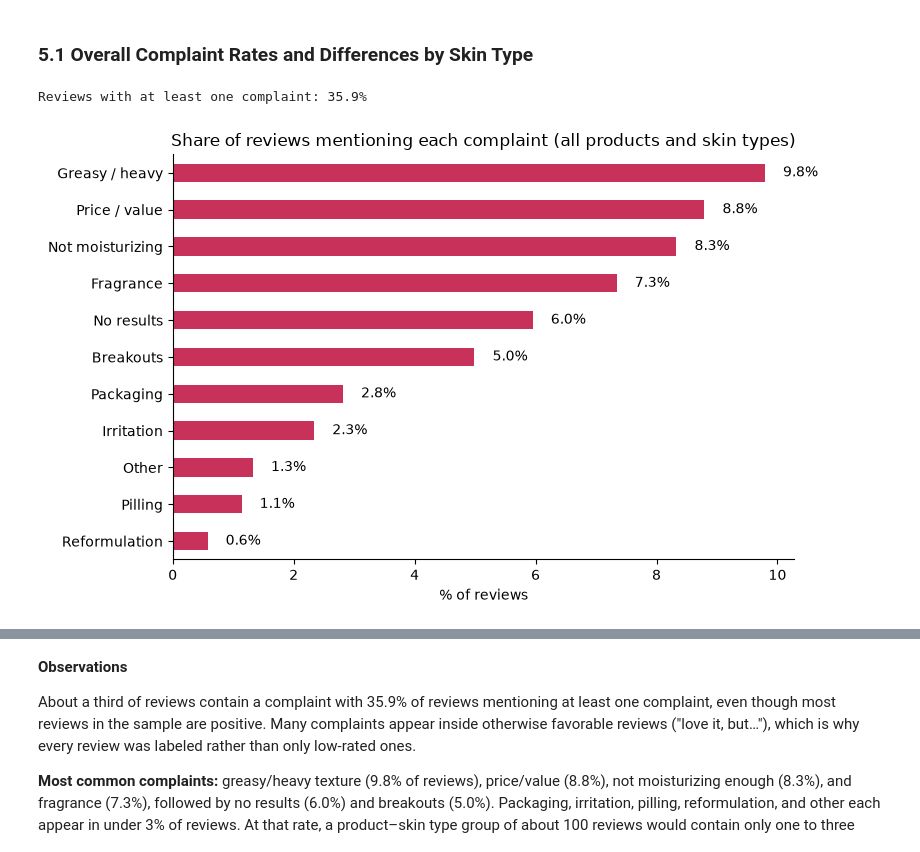
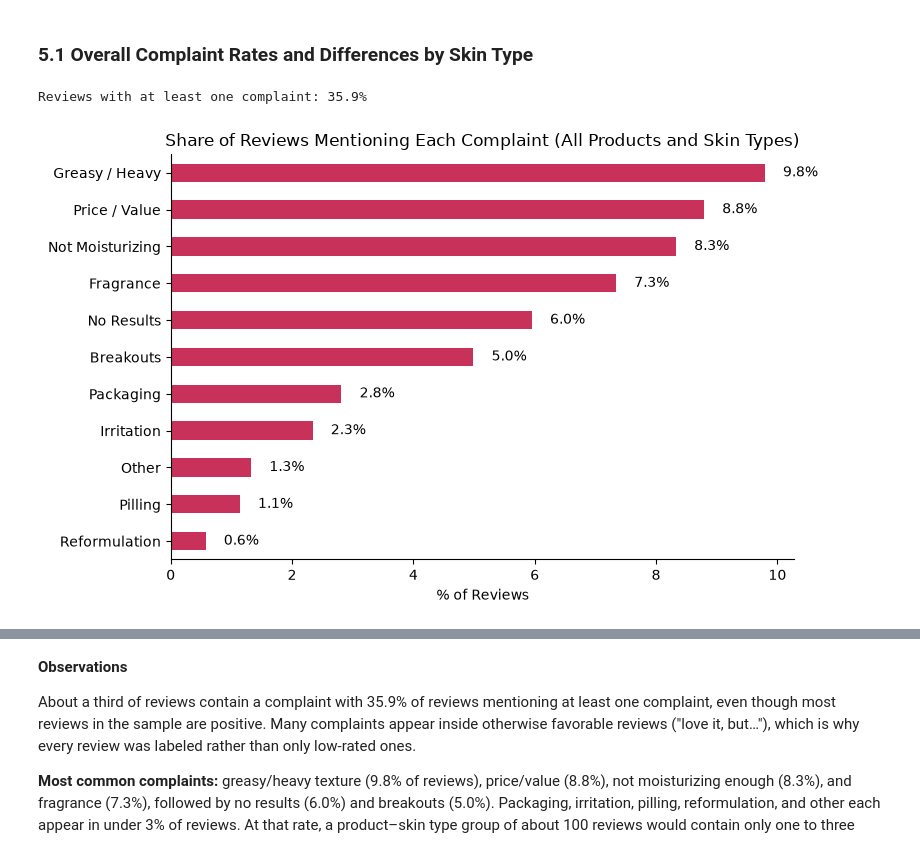
Before and after one commit to Neha-Ko/CDA-Course-Project, a Jupyter notebook: Notebooks/5_Final_Report.ipynb, the cells around one changed output, grey strips where cells are left out. Drawn from its saved outputs; the diff is of its cells as text; code cells hidden in the pictures.

Commit message:
Title-case chart labels and category names in sections 5.1 and 5.2

```diff
--- a/Notebooks/5_Final_Report.ipynb
+++ b/Notebooks/5_Final_Report.ipynb
@@ -28,22 +28,23 @@ The autoreload extension is already loaded. To reload it, use:
 # %%
 # Complaint categories, in the order used for labeling (notebook 4), with readable names for charts
 CATEGORY_NAMES = {
-    "greasy_heavy": "Greasy / heavy",
+    "greasy_heavy": "Greasy / Heavy",
     "breakouts": "Breakouts",
-    "not_moisturizing": "Not moisturizing",
+    "not_moisturizing": "Not Moisturizing",
     "irritation": "Irritation",
     "fragrance": "Fragrance",
     "pilling": "Pilling",
-    "no_results": "No results",
-    "price_value": "Price / value",
+    "no_results": "No Results",
+    "price_value": "Price / Value",
     "packaging": "Packaging",
     "reformulation": "Reformulation",
     "other": "Other",
 }
 CATEGORIES = list(CATEGORY_NAMES)
 
-# Skin types ordered from dry to oily, with one consistent color each across all charts
+# Skin types ordered from dry to oily, with display names and one consistent color each
 SKIN_ORDER = ["dry", "normal", "combination", "oily"]
+SKIN_LABELS = {s: s.title() for s in SKIN_ORDER}
 SKIN_COLORS = {"dry": "#C8325A", "normal": "#E89AAE", "combination": "#B7A6AB", "oily": "#1A1A1A"}
 
 # Load Claude's labels and drop the 3 reviews that couldn't be labeled (notebook 4)
@@ -80,20 +81,20 @@ The analysis starts broad, with complaint rates overall and by skin type across
 # %%
 # Share of reviews mentioning each complaint, across the whole sample
 overall = (labeled[CATEGORIES].mean() * 100).rename(CATEGORY_NAMES).sort_values()
 print(f"Reviews with at least one complaint: {labeled['any_complaint'].mean():.1%}")
 
 # Horizontal bar chart, largest complaint at the top
 ax = overall.plot(kind="barh", color="#C8325A", figsize=(8, 5))
 for i, v in enumerate(overall):
     ax.text(v + 0.3, i, f"{v:.1f}%", va="center", fontsize=10)
-ax.set_title("Share of reviews mentioning each complaint (all products and skin types)")
-ax.set_xlabel("% of reviews")
+ax.set_title("Share of Reviews Mentioning Each Complaint (All Products and Skin Types)")
+ax.set_xlabel("% of Reviews")
 ax.spines[["top", "right"]].set_visible(False)
 plt.tight_layout()
 plt.show()
 # %% [output]
 Reviews with at least one complaint: 35.9%
-[figure, old version]
+[figure, new version]
 # %%
 # Complaint rates by skin type, all 20 products combined
 by_skin = (labeled.groupby("skin_type")[CATEGORIES + ["any_complaint"]].mean() * 100).T
```
Also changed, not shown: parts of 6 cells of this notebook.
